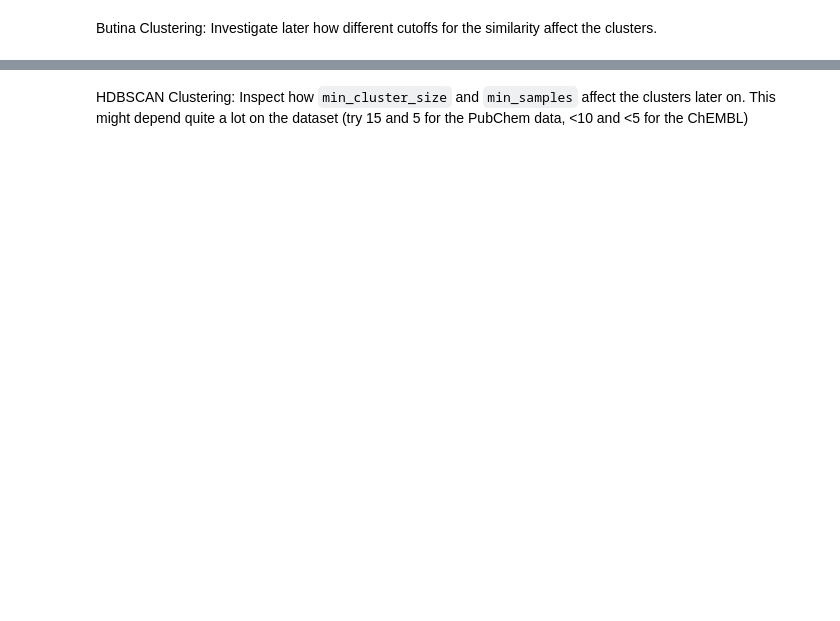
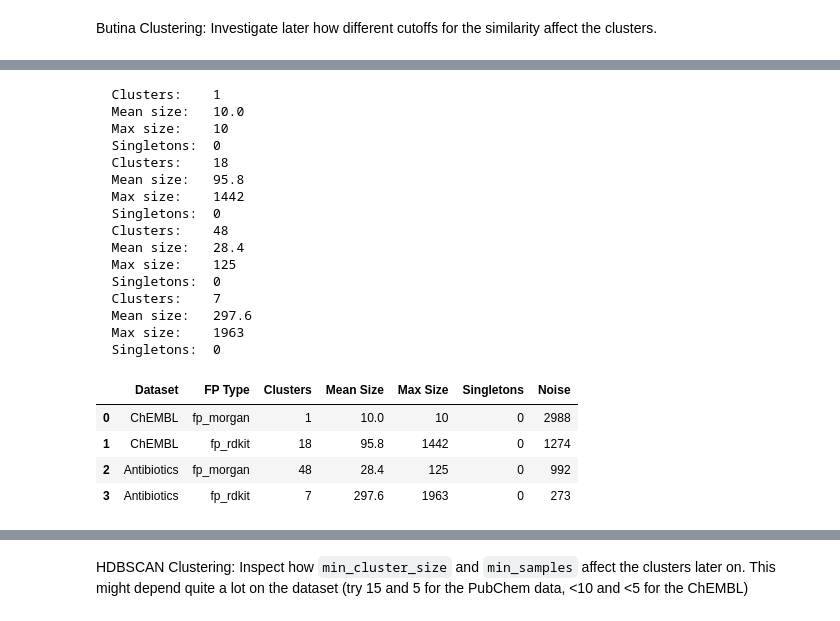
Before and after one commit to Hassan-Haydar/DSA104, a Jupyter notebook: assignments/assignment02/2_Clustering.ipynb, the cells around one changed output, grey strips where cells are left out. Cells and saved outputs as stored; diff of their text form; code cells hidden in the pictures; blank space fills up the shorter version.

```diff
--- a/assignments/assignment02/2_Clustering.ipynb
+++ b/assignments/assignment02/2_Clustering.ipynb
@@ -168,13 +184,17 @@ df_antibiotics['fingerprint'] = df_antibiotics['canonical_smiles'].apply(get_fin
 # %% [markdown]
 Butina Clustering: Investigate later how different cutoffs for the similarity affect the clusters.
 # %%
+#Morgan fingerprints as list for clustering
+
+fp_list_chembl = df_chembl['fp_morgan'].tolist()
+
 # Butina clustering requires distance matrix (distance = Tanimoto similarity);
 # fingerprints provided as list in this snippet - adjust as needed!
 dists = []
-nfps = len(fp_list)
+nfps = len(fp_list_chembl)
 
-for i in range(1, nfps):
-    similarities = DataStructs.BulkTanimotoSimilarity(fp_list[i], fp_list[:i])
+for i in range(1, nfps): #compare molecule i to all previous molecules (0 to i-1)
+    similarities = DataStructs.BulkTanimotoSimilarity(fp_list_chembl[i], fp_list_chembl[:i])
     dists.extend([1-x for x in similarities])
 
 # Apply Butina Clustering
@@ -189,5 +209,5 @@ butina_clusters = Butina.ClusterData(
     isDistData=True
 )
 
-print("Number of clusters:", len(butina_clusters))
+print("Number of clusters using morgan fp:", len(butina_clusters))
 # %% [output]
@@ -194,0 +260,10 @@ NameError: name 'fp_list' is not defined
+# %%
+# ChemBL — RDKit
+print("Butina ChEMBL — RDKit:")
+_, clusters_filtered_chembl_rdkit, butina_labels_chembl_rdkit = run_butina(
+    df_chembl['fp_rdkit'].tolist(), cutoff=0.6)
+
+# Antibiotics — RDKit
+print("\nButina Antibiotics — RDKit:")
+_, clusters_filtered_antibiotics_rdkit, butina_labels_antibiotics_rdkit = run_butina(
+    df_antibiotics['fp_rdkit'].tolist(), cutoff=0.6)
@@ -195 +282,43 @@ NameError: name 'fp_list' is not defined
+# %%
+#results summary table
+results = []
+
+for dataset_name, df in [('ChEMBL', df_chembl), ('Antibiotics', df_antibiotics)]:
+    for fp_name in ['fp_morgan', 'fp_rdkit']:
+        _, filtered, labels = run_butina(df[fp_name].tolist(), cutoff=0.6)
+        sizes = [len(c) for c in filtered]
+        results.append({
+            'Dataset'   : dataset_name,
+            'FP Type'   : fp_name,
+            'Clusters'  : len(filtered),
+            'Mean Size' : round(np.mean(sizes), 1),
+            'Max Size'  : np.max(sizes),
+            'Singletons': sum(s == 1 for s in sizes),
+            'Noise'     : list(labels).count(-1)
+        })
+
+results_df = pd.DataFrame(results)
+results_df
+# %% [output]
+  Clusters:    1
+  Mean size:   10.0
+  Max size:    10
+  Singletons:  0
+  Clusters:    18
+  Mean size:   95.8
+  Max size:    1442
+  Singletons:  0
+  Clusters:    48
+  Mean size:   28.4
+  Max size:    125
+  Singletons:  0
+  Clusters:    7
+  Mean size:   297.6
+  Max size:    1963
+  Singletons:  0
+|  | Dataset | FP Type | Clusters | Mean Size | Max Size | Singletons | Noise |
+| 0 | ChEMBL | fp_morgan | 1 | 10.0 | 10 | 0 | 2988 |
+| 1 | ChEMBL | fp_rdkit | 18 | 95.8 | 1442 | 0 | 1274 |
+| 2 | Antibiotics | fp_morgan | 48 | 28.4 | 125 | 0 | 992 |
+| 3 | Antibiotics | fp_rdkit | 7 | 297.6 | 1963 | 0 | 273 |
 # %%
```
Also changed, not shown: parts of 15 cells of this notebook.
